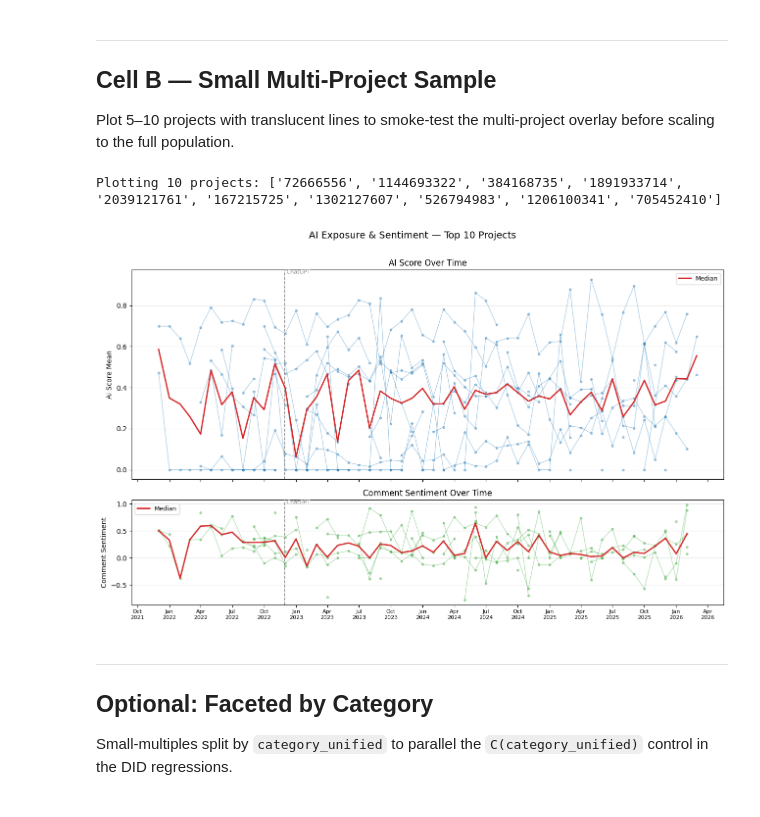
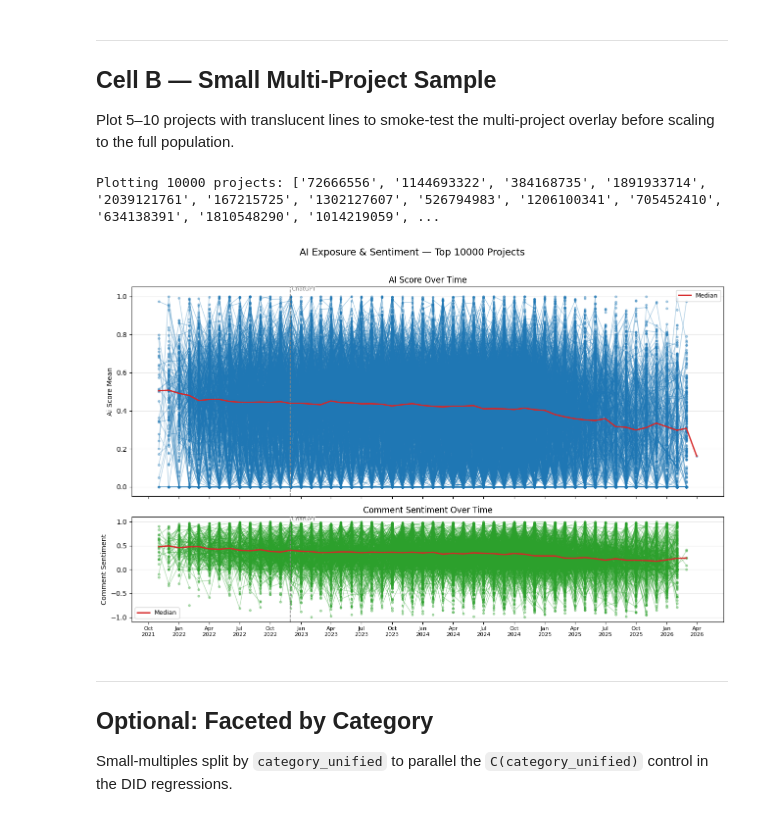
Before and after one commit to benluis/crowdsourcing, a Jupyter notebook: src/analysis/exposure_panel.ipynb, the cells around one changed output. Saved outputs shown, nothing was run; the diff lists cells and outputs as text; code cells hidden in the pictures.

```diff
--- a/src/analysis/exposure_panel.ipynb
+++ b/src/analysis/exposure_panel.ipynb
@@ -360,24 +414,24 @@ Plot 5–10 projects with translucent lines to smoke-test the
 multi-project overlay before scaling to the full population.
 # %%
 # Select top-N projects by observation count (fixed, reproducible selection)
-N_SAMPLE = 10
+N_SAMPLE = 10000
 sample_pids = obs_per_project.head(N_SAMPLE).index.tolist()
 print(f"Plotting {len(sample_pids)} projects: {sample_pids}")
 
 fig = plot_combined_ai_sentiment(
     panel,
     project_ids=sample_pids,
     ai_col='ai_score_mean',
     sentiment_col='comment_sentiment',
     line_alpha=0.35,
     markers=True,
     show_median=True,
     title=f"AI Exposure & Sentiment — Top {N_SAMPLE} Projects",
 )
 plt.show()
 # %% [output]
-Plotting 10 projects: ['72666556', '1144693322', '384168735', '1891933714', '2039121761', '167215725', '1302127607', '526794983', '1206100341', '705452410']
+Plotting 10000 projects: ['72666556', '1144693322', '384168735', '1891933714', '2039121761', '167215725', '1302127607', '526794983', '1206100341', '705452410', '634138391', '1810548290', '1014219059', ...
-[figure, old version]
+[figure, new version]
 # %% [markdown]
 ---
 ## Optional: Faceted by Category
```
Also changed, not shown: parts of 2 cells of this notebook, 3 other files.
